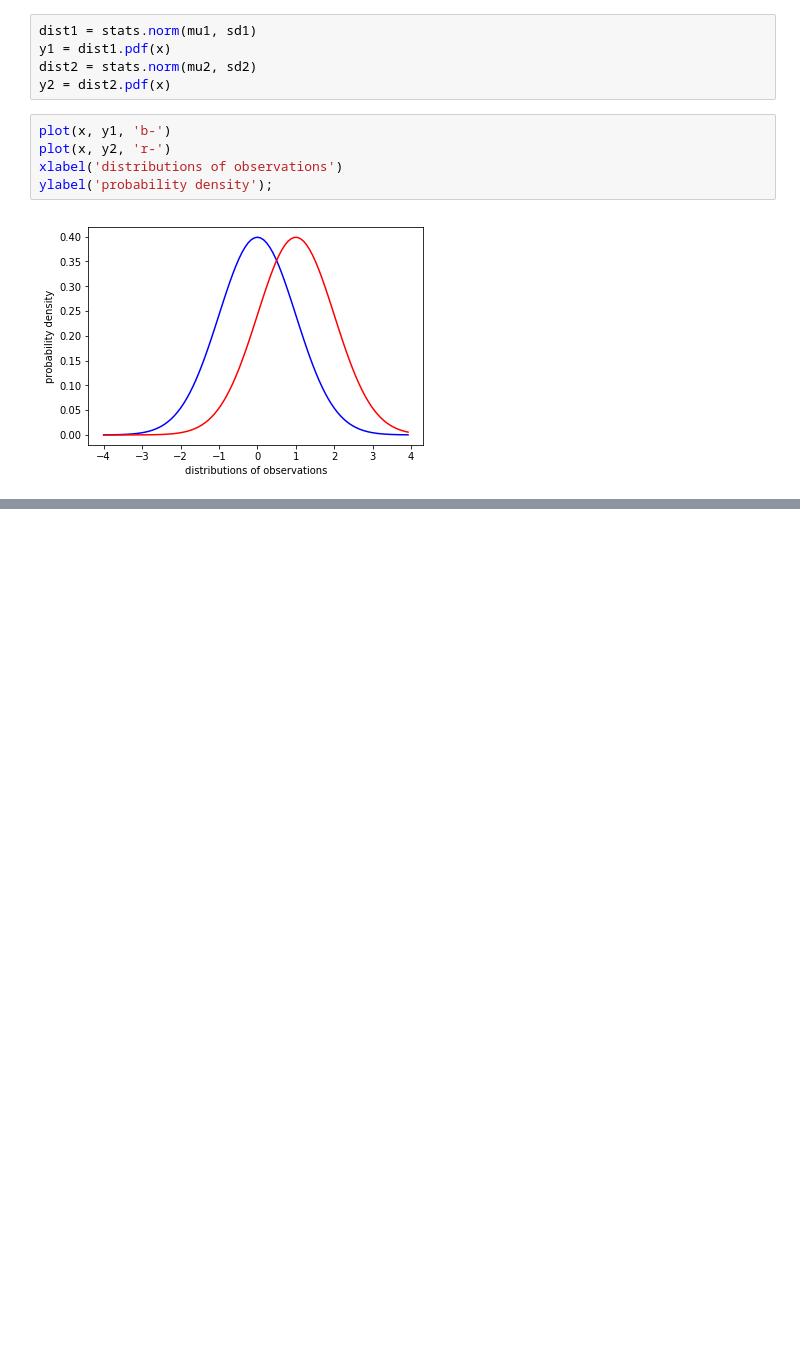
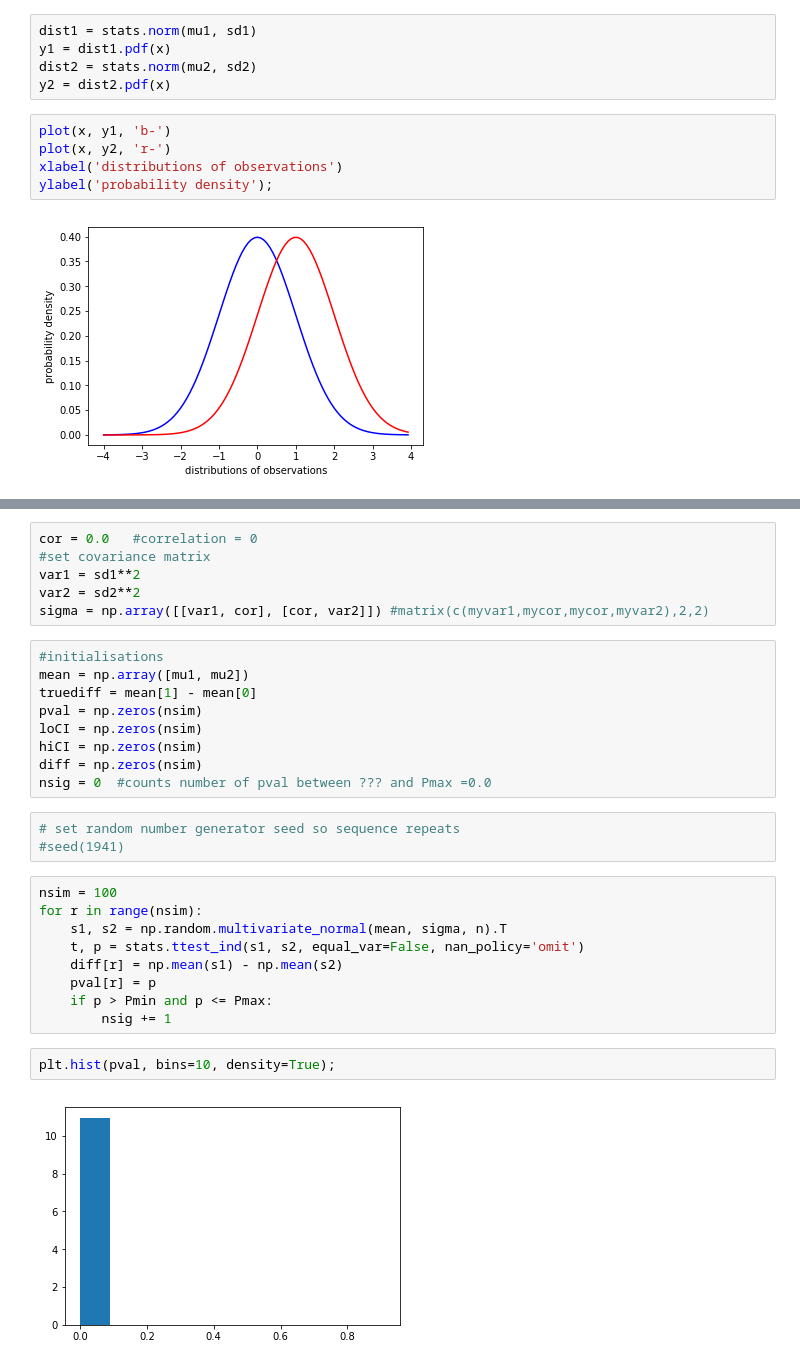
Before and after one commit to DCPROGS/R-PROGS, a Jupyter notebook: pyScripts/RSOS.ipynb, the cells around one changed output, grey strips where cells are left out. Drawn from its saved outputs; the diff is of its cells as text; blank space fills up the shorter version.

```diff
--- a/pyScripts/RSOS.ipynb
+++ b/pyScripts/RSOS.ipynb
@@ -40,0 +62,31 @@ ylabel('probability density');
+# %%
+cor = 0.0   #correlation = 0
+#set covariance matrix
+var1 = sd1**2
+var2 = sd2**2
+sigma = np.array([[var1, cor], [cor, var2]]) #matrix(c(myvar1,mycor,mycor,myvar2),2,2)
+# %%
+#initialisations
+mean = np.array([mu1, mu2])
+truediff = mean[1] - mean[0]
+pval = np.zeros(nsim)
+loCI = np.zeros(nsim)
+hiCI = np.zeros(nsim)
+diff = np.zeros(nsim)
+nsig = 0  #counts number of pval between ??? and Pmax =0.0
+# %%
+# set random number generator seed so sequence repeats
+#seed(1941)
+# %%
+nsim = 100
+for r in range(nsim):
+    s1, s2 = np.random.multivariate_normal(mean, sigma, n).T
+    t, p = stats.ttest_ind(s1, s2, equal_var=False, nan_policy='omit')
+    diff[r] = np.mean(s1) - np.mean(s2)
+    pval[r] = p
+    if p > Pmin and p <= Pmax:
+        nsig += 1
+# %%
+plt.hist(pval, bins=10, density=True);
+# %% [output]
+[figure, added]
```
Also changed, not shown: parts of 6 cells of this notebook.
